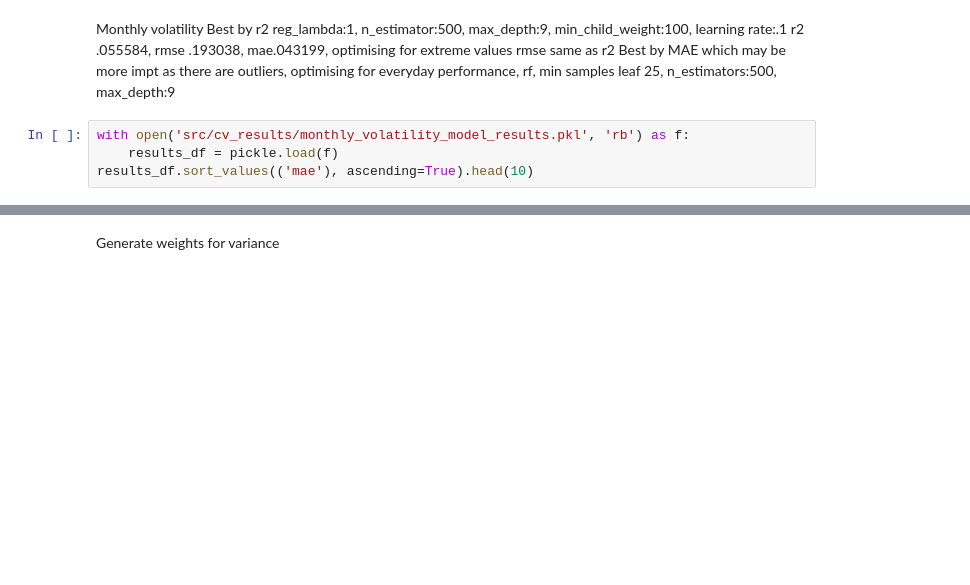
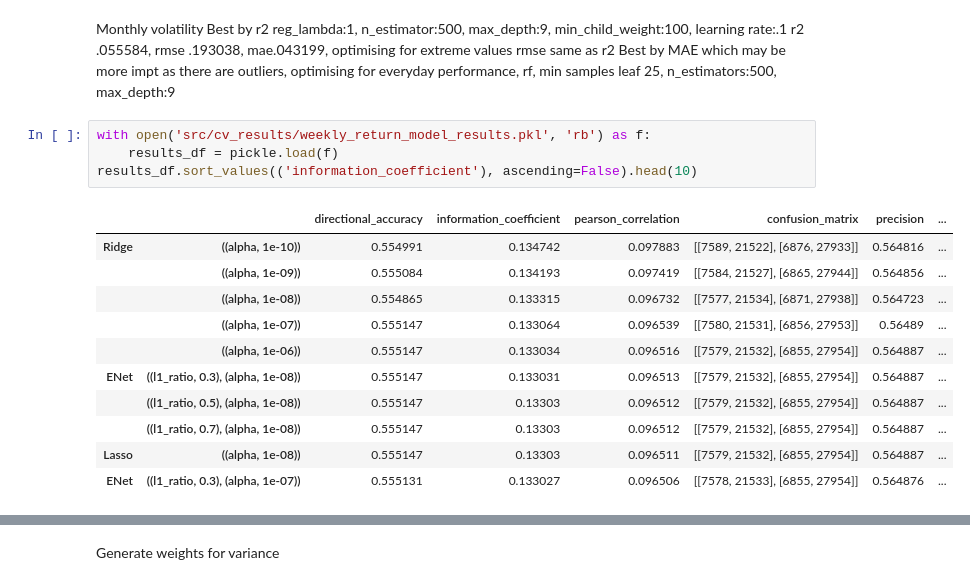
Before and after one commit to rileyteo/dse4212_portfolio_optimisation, a Jupyter notebook: test.ipynb, the cells around one changed output, grey strips where cells are left out. Drawn from its saved outputs; the diff is of its cells as text; blank space fills up the shorter version.

Commit message:
monthly and weekly pred and weights on test

```diff
--- a/test.ipynb
+++ b/test.ipynb
@@ -481,9 +481,21 @@ rmse same as r2
 Best by MAE which may be more impt as there are outliers, optimising for everyday performance,
 rf, min samples leaf 25, n_estimators:500, max_depth:9
 # %%
-with open('src/cv_results/monthly_volatility_model_results.pkl', 'rb') as f:
+with open('src/cv_results/weekly_return_model_results.pkl', 'rb') as f:
     results_df = pickle.load(f)
-results_df.sort_values(('mae'), ascending=True).head(10)
+results_df.sort_values(('information_coefficient'), ascending=False).head(10)
+# %% [output]
+|  |  | directional_accuracy | information_coefficient | pearson_correlation | confusion_matrix | precision | ... |
+| Ridge | ((alpha, 1e-10)) | 0.554991 | 0.134742 | 0.097883 | [[7589, 21522], [6876, 27933]] | 0.564816 | ... |
+|  | ((alpha, 1e-09)) | 0.555084 | 0.134193 | 0.097419 | [[7584, 21527], [6865, 27944]] | 0.564856 | ... |
+|  | ((alpha, 1e-08)) | 0.554865 | 0.133315 | 0.096732 | [[7577, 21534], [6871, 27938]] | 0.564723 | ... |
+|  | ((alpha, 1e-07)) | 0.555147 | 0.133064 | 0.096539 | [[7580, 21531], [6856, 27953]] | 0.56489 | ... |
+|  | ((alpha, 1e-06)) | 0.555147 | 0.133034 | 0.096516 | [[7579, 21532], [6855, 27954]] | 0.564887 | ... |
+| ENet | ((l1_ratio, 0.3), (alpha, 1e-08)) | 0.555147 | 0.133031 | 0.096513 | [[7579, 21532], [6855, 27954]] | 0.564887 | ... |
+|  | ((l1_ratio, 0.5), (alpha, 1e-08)) | 0.555147 | 0.13303 | 0.096512 | [[7579, 21532], [6855, 27954]] | 0.564887 | ... |
+|  | ((l1_ratio, 0.7), (alpha, 1e-08)) | 0.555147 | 0.13303 | 0.096512 | [[7579, 21532], [6855, 27954]] | 0.564887 | ... |
+| Lasso | ((alpha, 1e-08)) | 0.555147 | 0.13303 | 0.096511 | [[7579, 21532], [6855, 27954]] | 0.564887 | ... |
+| ENet | ((l1_ratio, 0.3), (alpha, 1e-07)) | 0.555131 | 0.133027 | 0.096506 | [[7578, 21533], [6855, 27954]] | 0.564876 | ... |
 # %%
 # testing_dates = test_returns.index.strftime('%Y-%m-%d').map(lambda x: x+".pkl").values
 
```
Also changed, not shown: parts of 4 cells of this notebook, 6 other files.
